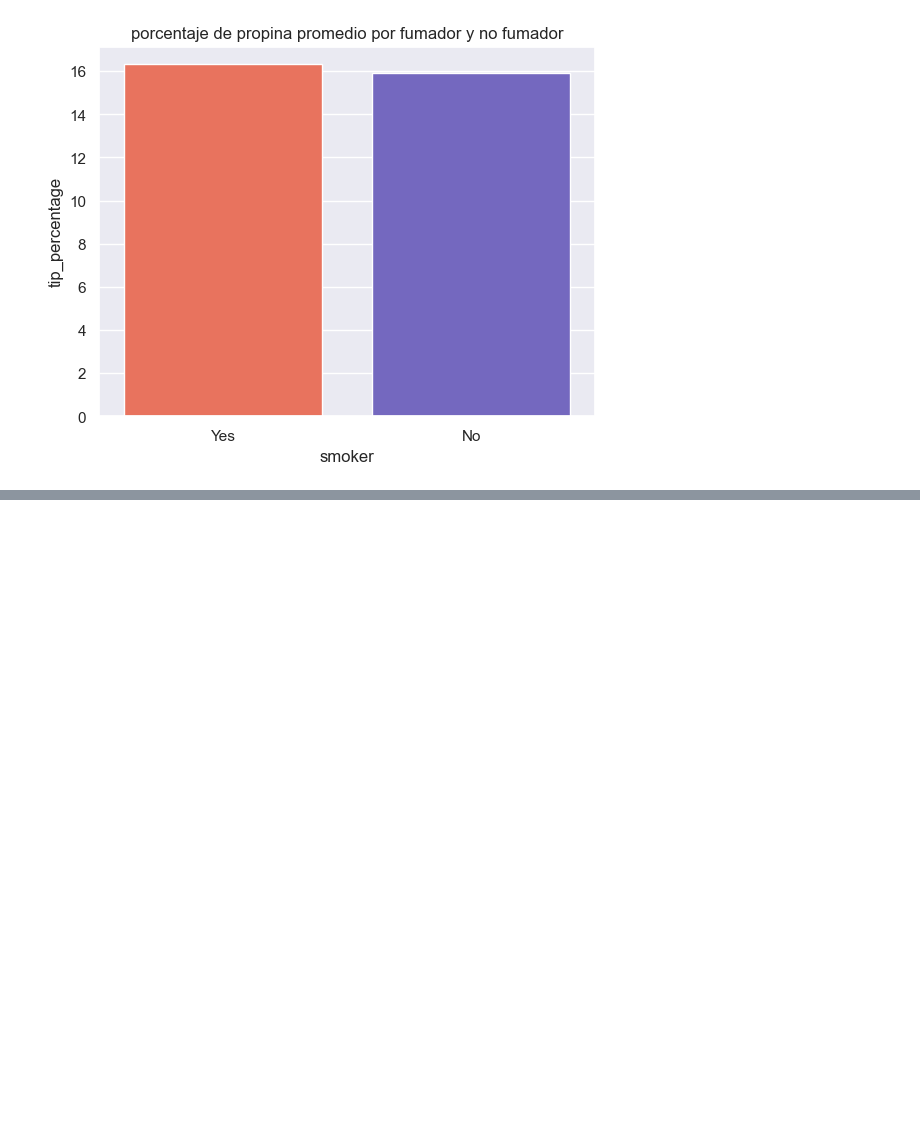
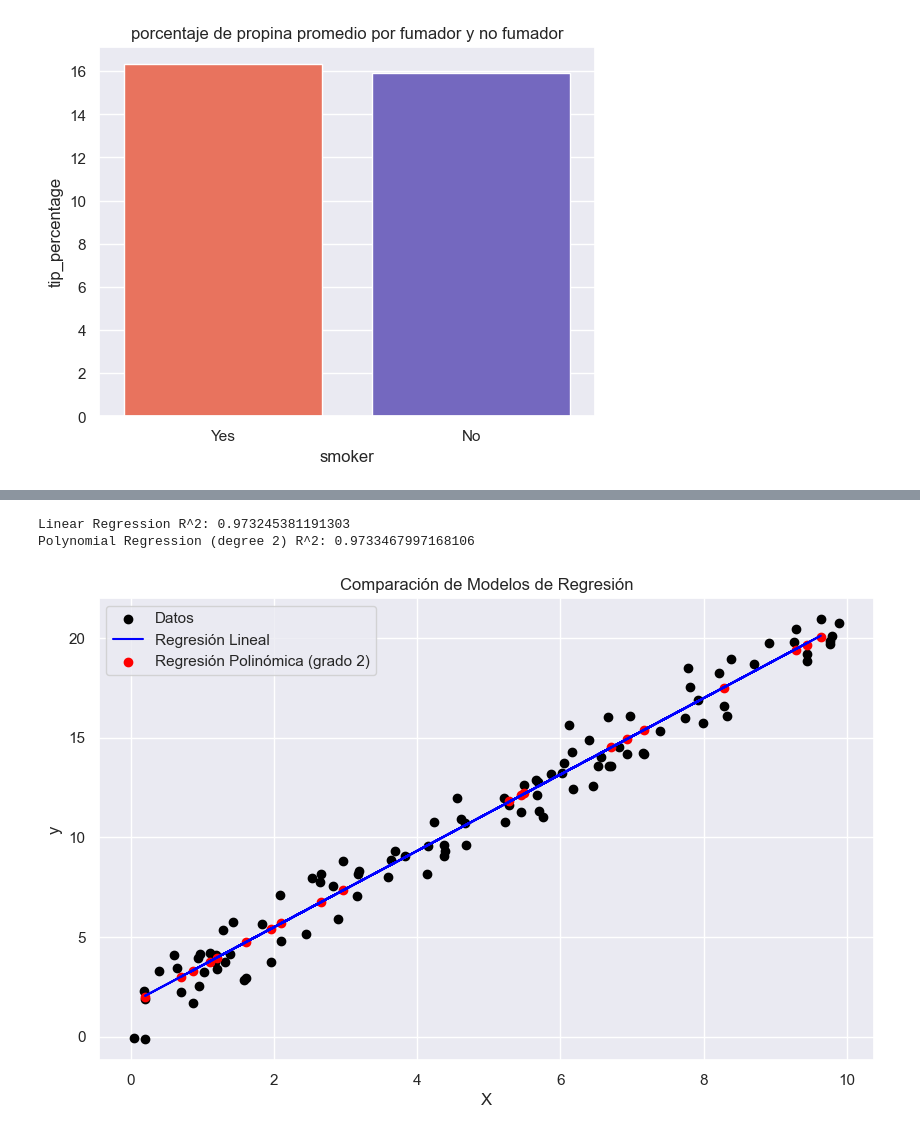
Before and after one commit to emilianostic/analisdedatos, a Jupyter notebook: datos/Scripts/AnalisisDatos.ipynb, the cells around one changed output, grey strips where cells are left out. Saved outputs shown, nothing was run; the diff lists cells and outputs as text; code cells hidden in the pictures; blank space fills up the shorter version.

```diff
--- a/datos/Scripts/AnalisisDatos.ipynb
+++ b/datos/Scripts/AnalisisDatos.ipynb
@@ -732,0 +796,47 @@ Passing `palette` without assigning `hue` is deprecated and will be removed in v
+# %%
+import numpy as np
+import matplotlib.pyplot as plt
+from sklearn.linear_model import LinearRegression
+from sklearn.preprocessing import PolynomialFeatures
+from sklearn.metrics import mean_squared_error, r2_score
+from sklearn.model_selection import train_test_split
+
+# Datos sintéticos
+np.random.seed(0)
+X = np.sort(np.random.rand(100, 1) * 10, axis=0)
+y = 2 * X + 1 + np.random.randn(100, 1)
+
+# División de datos en entrenamiento y prueba
+X_train, X_test, y_train, y_test = train_test_split(X, y, test_size=0.2, random_state=0)
+
+# Modelo de regresión lineal simple
+lin_reg = LinearRegression()
+lin_reg.fit(X_train, y_train)
+y_pred_lin = lin_reg.predict(X_test)
+
+# Modelo de regresión polinómica (grado 2)
+poly = PolynomialFeatures(degree=2)
+X_poly = poly.fit_transform(X_train)
+poly_reg = LinearRegression()
+poly_reg.fit(X_poly, y_train)
+X_test_poly = poly.transform(X_test)
+y_pred_poly = poly_reg.predict(X_test_poly)
+
+# Evaluación de modelos
+print("Linear Regression R^2:", r2_score(y_test, y_pred_lin))
+print("Polynomial Regression (degree 2) R^2:", r2_score(y_test, y_pred_poly))
+
+# Visualización
+plt.figure(figsize=(10, 6))
+plt.scatter(X, y, color='black', label='Datos')
+plt.plot(X_test, y_pred_lin, color='blue', label='Regresión Lineal')
+plt.scatter(X_test, y_pred_poly, color='red', label='Regresión Polinómica (grado 2)')
+plt.xlabel('X')
+plt.ylabel('y')
+plt.title('Comparación de Modelos de Regresión')
+plt.legend()
+plt.show()
+# %% [output]
+Linear Regression R^2: 0.973245381191303
+Polynomial Regression (degree 2) R^2: 0.9733467997168106
+[figure, added]
```
Also changed, not shown: parts of 18 cells of this notebook.
